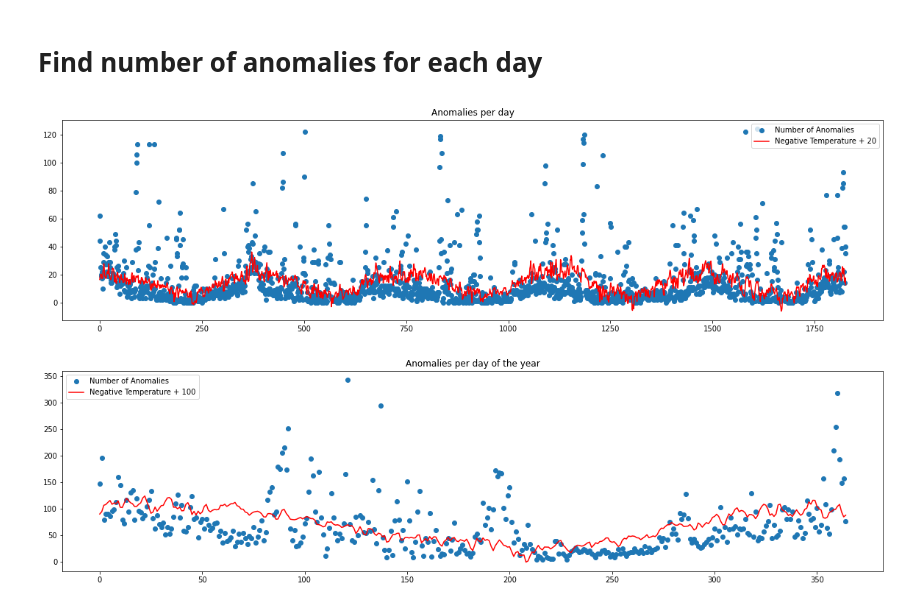
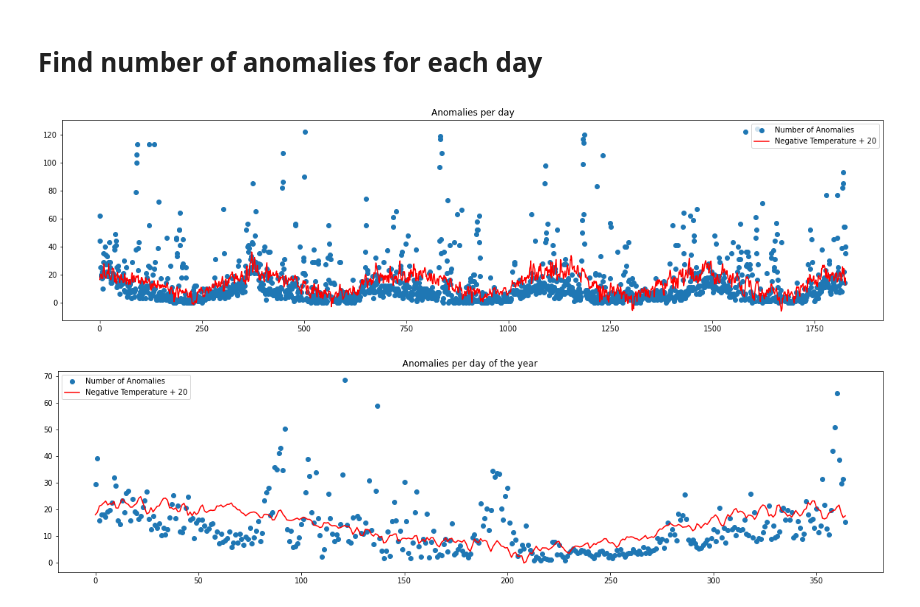
Before and after one commit to dagokl/trdk02_energy_consumption, a Jupyter notebook: models/resources/ETTplus.ipynb, the cells around one changed output. Cells and saved outputs as stored; diff of their text form; code cells hidden in the pictures.

Commit message:
test out removal of anomalies

```diff
--- a/models/resources/ETTplus.ipynb
+++ b/models/resources/ETTplus.ipynb
@@ -291,37 +291,37 @@ for building_name, building_data in list(building_dfs.items()):
     ETT = ETTs[building_name]
 
     for day, et in ETT.items():
         # get energy and temperature data for this day
         day_energy = building_energy.loc[building_energy.index.weekday == week_days.index(day)]
         day_temp = daily_temp.loc[daily_temp.index.weekday == week_days.index(day)]
 
         # get anomalies for this weekday
         anomalies = et.get_anomolies_series(day_energy, day_temp)
         # get days after first index in day_energy
         days_after_start = [(anomaly - building_energy.index[0]).days for anomaly in anomalies.index]
         # update the amount of anomalies for these days
         anomalies_per_day[days_after_start] += 1
 
 # plot the amount of anomalies for each day
 plt.title('Anomalies per day')
 plt.scatter(np.arange(days_amount), anomalies_per_day, label='Number of Anomalies')
 # plot temperature data
 plt.plot(-daily_temp.values+20, label='Negative Temperature + 20', color='red')
 plt.legend()
 plt.show()
 
 # plot the amount of anomalies for each day of the year
-anomalies_per_day = anomalies_per_day[:-2]
-anomalies_per_day = anomalies_per_day.reshape(5, -1)
-anomalies_per_day = np.sum(anomalies_per_day, axis=0)
+anomalies_per_day_year = anomalies_per_day[:-2]
+anomalies_per_day_year = anomalies_per_day_year.reshape(5, -1)
+anomalies_per_day_year = np.sum(anomalies_per_day_year, axis=0) / 5
 temp_sum = daily_temp.values[:-2]
 temp_sum = temp_sum.reshape(5, -1)
-temp_sum = np.sum(temp_sum, axis=0)
+temp_sum = np.average(temp_sum, axis=0)
 plt.title('Anomalies per day of the year')
-plt.scatter(np.arange(365), anomalies_per_day, label='Number of Anomalies')
-plt.plot(-temp_sum + 20*5, label='Negative Temperature + 100', color='red')
+plt.scatter(np.arange(365), anomalies_per_day_year, label='Number of Anomalies')
+plt.plot(-temp_sum + 20, label='Negative Temperature + 20', color='red')
 plt.legend()
 plt.show()
 # %% [output]
 [figure]
-[figure, old version]
+[figure, new version]
```
Also changed, not shown: parts of 3 cells of this notebook.
